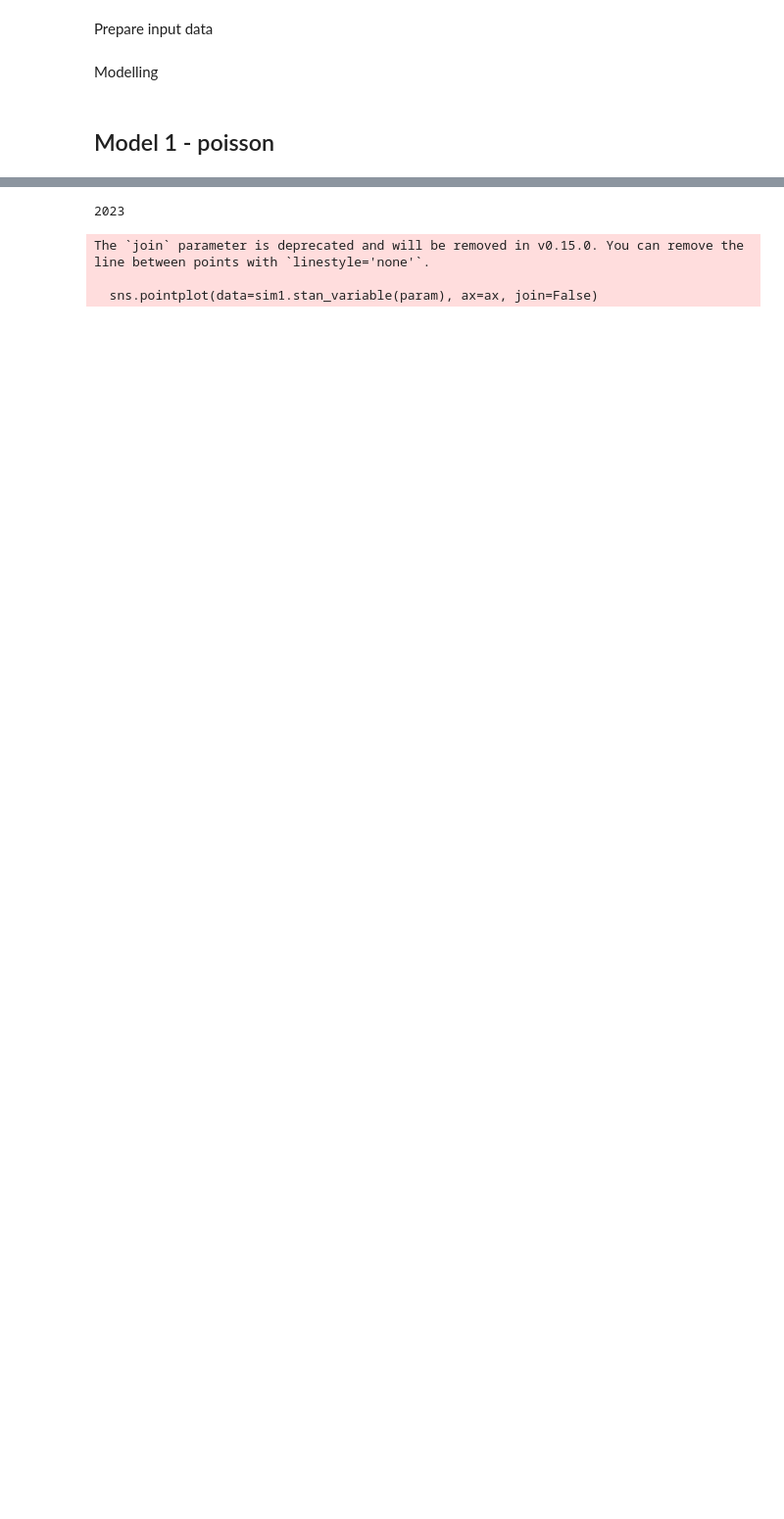
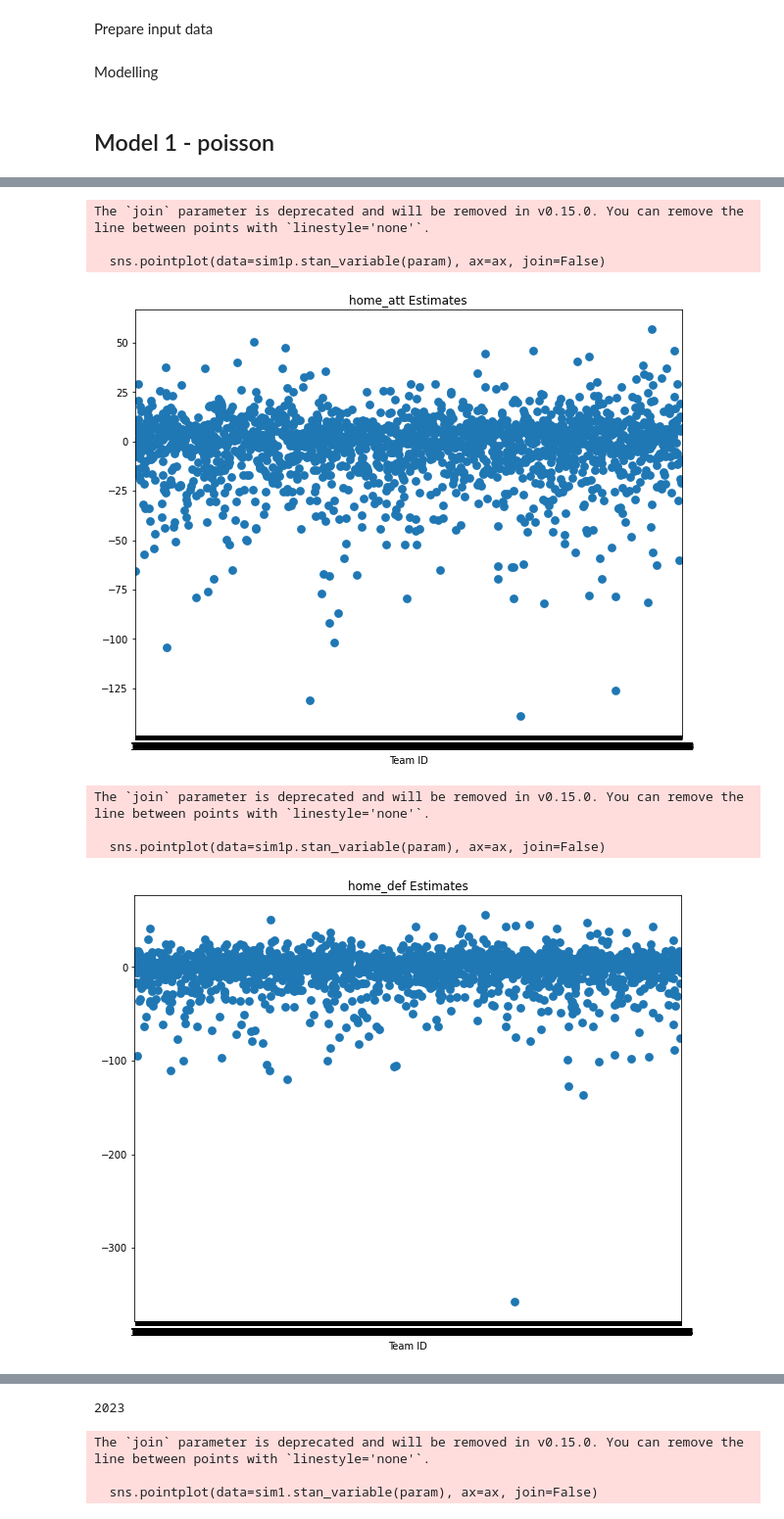
Before and after one commit to Mazart23/NBA_data_analytics, a Jupyter notebook: main.ipynb, the cells around one changed output, grey strips where cells are left out. Shown at 98% size. Drawn from its saved outputs; the diff is of its cells as text; code cells hidden in the pictures; blank space fills up the shorter version.

```diff
--- a/main.ipynb
+++ b/main.ipynb
@@ -167,0 +170,3 @@ Modelling
+# %%
+with open('src/model/model_1_prior.stan', 'r') as f:
+    print(f.read())
@@ -167,0 +208,18 @@ Modelling
+# %%
+parameters = ['home_att', 'home_def', 'away_att', 'away_def']
+
+for param in parameters:
+    fig, ax = plt.subplots(figsize=(10, 8))
+    sns.pointplot(data=sim1p.stan_variable(param), ax=ax, join=False)
+    ax.set_title(f'{param} Estimates')
+    ax.set_xlabel('Team ID')
+    plt.show()
+# %% [output]
+The `join` parameter is deprecated and will be removed in v0.15.0. You can remove the line between points with `linestyle='none'`.
+
+  sns.pointplot(data=sim1p.stan_variable(param), ax=ax, join=False)
+[figure, added]
+The `join` parameter is deprecated and will be removed in v0.15.0. You can remove the line between points with `linestyle='none'`.
+
+  sns.pointplot(data=sim1p.stan_variable(param), ax=ax, join=False)
+[figure, added]
```
Also changed, not shown: parts of 27 cells of this notebook, 7 other files.
